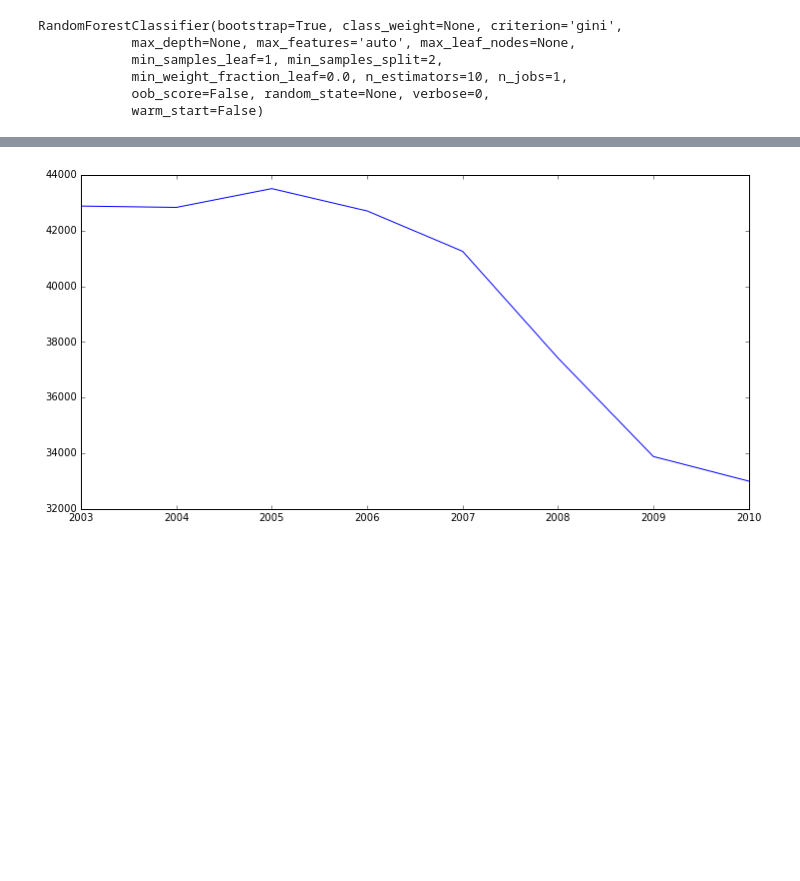
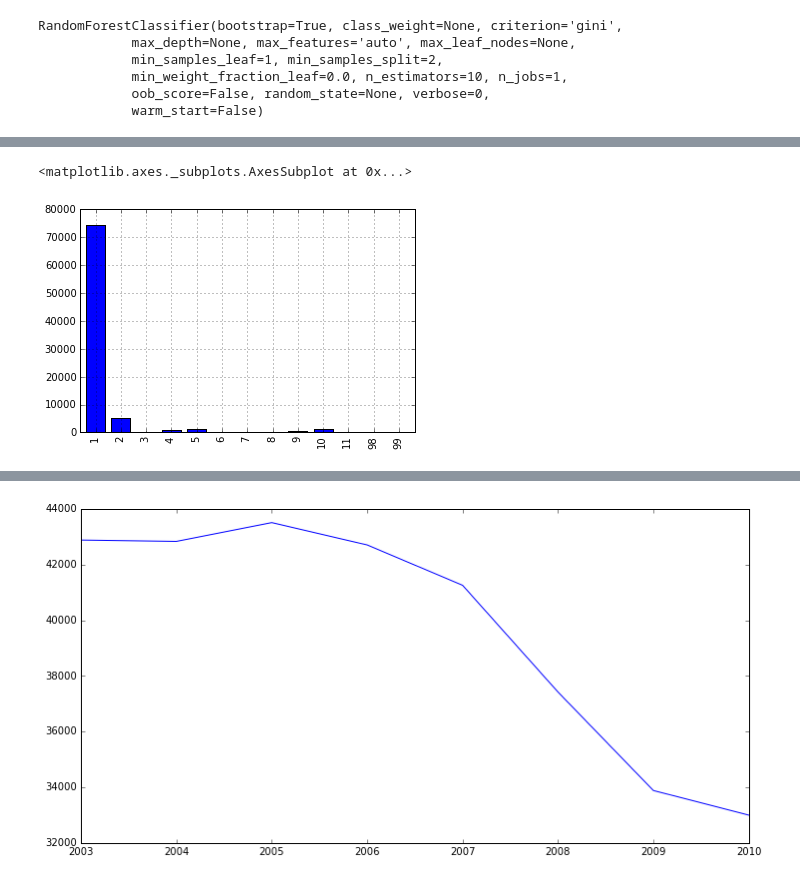
Before and after one commit to andersct/MDST-FARS-Presentation, a Jupyter notebook: data/Getting Started With FARS.ipynb, the cells around one changed output, grey strips where cells are left out. Saved outputs shown, nothing was run; the diff lists cells and outputs as text; code cells hidden in the pictures; blank space fills up the shorter version.

Commit message:
Feb 11 10:36pm newest general visualizations and examples in Data Vis 0

```diff
--- a/data/Getting Started With FARS.ipynb
+++ b/data/Getting Started With FARS.ipynb
@@ -95,6 +95,7 @@ test_df = pd.read_csv('./test/accident_test.csv')
 from sklearn.cross_validation import train_test_split
 
 acc_df.fillna(-1, inplace=True)
+acc_vis_df = acc_df.copy()
 Ydata = acc_df['DRUNK_DR'].values
 extra_drop = [
     'MINUTE',
@@ -238,3 +239,8 @@ Yhat = rf.predict_proba(Xsubmit)
 
 submit = pd.DataFrame(data={'ID': test_df['ID'], 'DRUNK_DR': Yhat[:,1]})
 submit.to_csv('fars_submit.csv', index = False)
+# %%
+acc_vis_df[(acc_vis_df.DRUNK_DR == True)]['WEATHER'].value_counts().sort_index().plot(kind='bar')
+# %% [output]
+<matplotlib.axes._subplots.AxesSubplot at 0x...>
+[figure, added]
```
Also changed, not shown: parts of 8 cells of this notebook.
